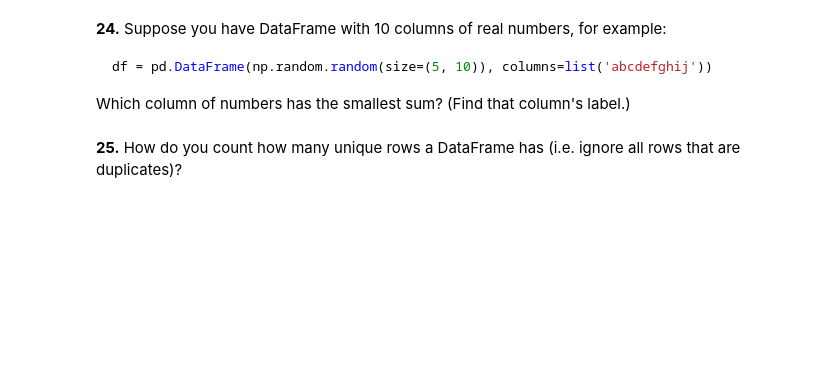
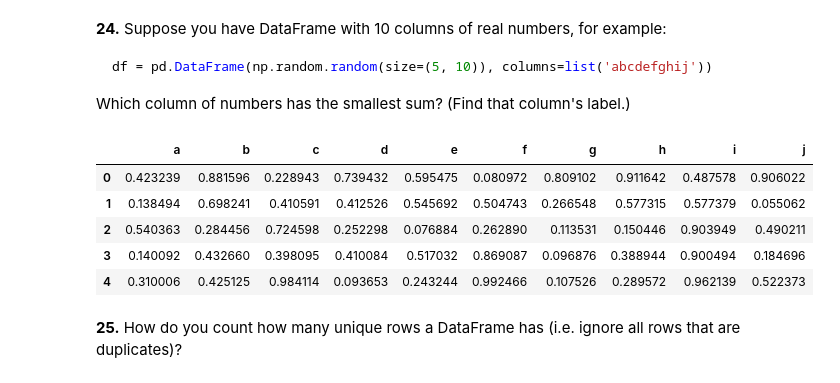
Before and after one commit to wojtekgradzinski/AISpring21, a Jupyter notebook: M1/D7/d7_Pandas/100-pandas-puzzles.ipynb, the cells around one changed output. Saved outputs shown, nothing was run; the diff lists cells and outputs as text; code cells hidden in the pictures; blank space fills up the shorter version.

````diff
--- a/M1/D7/d7_Pandas/100-pandas-puzzles.ipynb
+++ b/M1/D7/d7_Pandas/100-pandas-puzzles.ipynb
@@ -292,5 +331,15 @@ how do you subtract the row mean from each element in the row?
 df = pd.DataFrame(np.random.random(size=(5, 10)), columns=list('abcdefghij'))
 ```
 Which column of numbers has the smallest sum? (Find that column's label.)
+# %%
+df = pd.DataFrame(np.random.random(size=(5, 10)), columns=list('abcdefghij'))
+df
+# %% [output]
+|  | a | b | c | d | e | f | g | h | i | j |
+| 0 | 0.423239 | 0.881596 | 0.228943 | 0.739432 | 0.595475 | 0.080972 | 0.809102 | 0.911642 | 0.487578 | 0.906022 |
+| 1 | 0.138494 | 0.698241 | 0.410591 | 0.412526 | 0.545692 | 0.504743 | 0.266548 | 0.577315 | 0.577379 | 0.055062 |
+| 2 | 0.540363 | 0.284456 | 0.724598 | 0.252298 | 0.076884 | 0.262890 | 0.113531 | 0.150446 | 0.903949 | 0.490211 |
+| 3 | 0.140092 | 0.432660 | 0.398095 | 0.410084 | 0.517032 | 0.869087 | 0.096876 | 0.388944 | 0.900494 | 0.184696 |
+| 4 | 0.310006 | 0.425125 | 0.984114 | 0.093653 | 0.243244 | 0.992466 | 0.107526 | 0.289572 | 0.962139 | 0.522373 |
 # %% [markdown]
 **25.** How do you count how many unique rows a DataFrame has (i.e. ignore all rows that are duplicates)?
````
Also changed, not shown: parts of 10 cells of this notebook.
